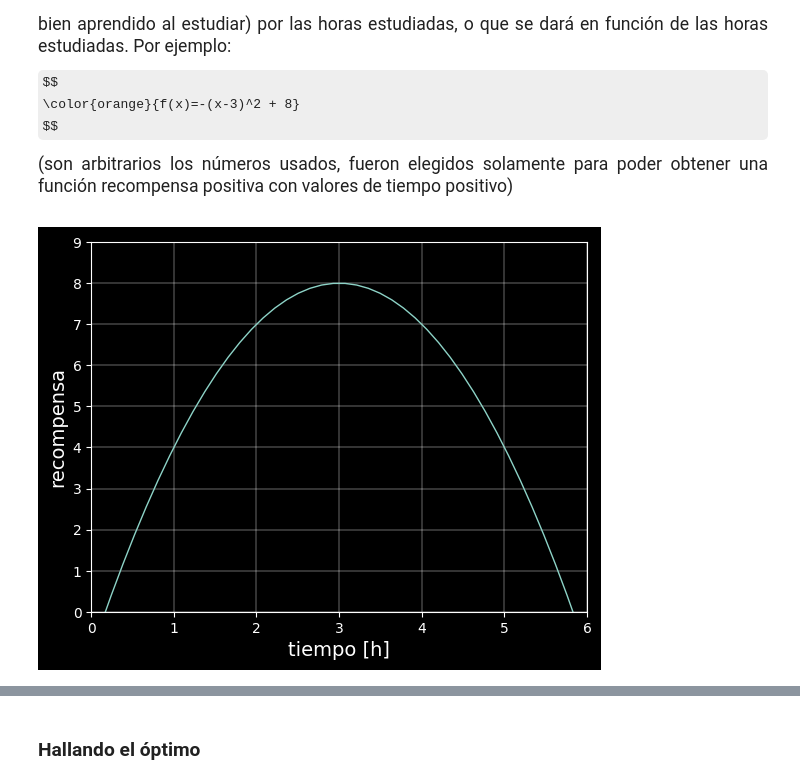
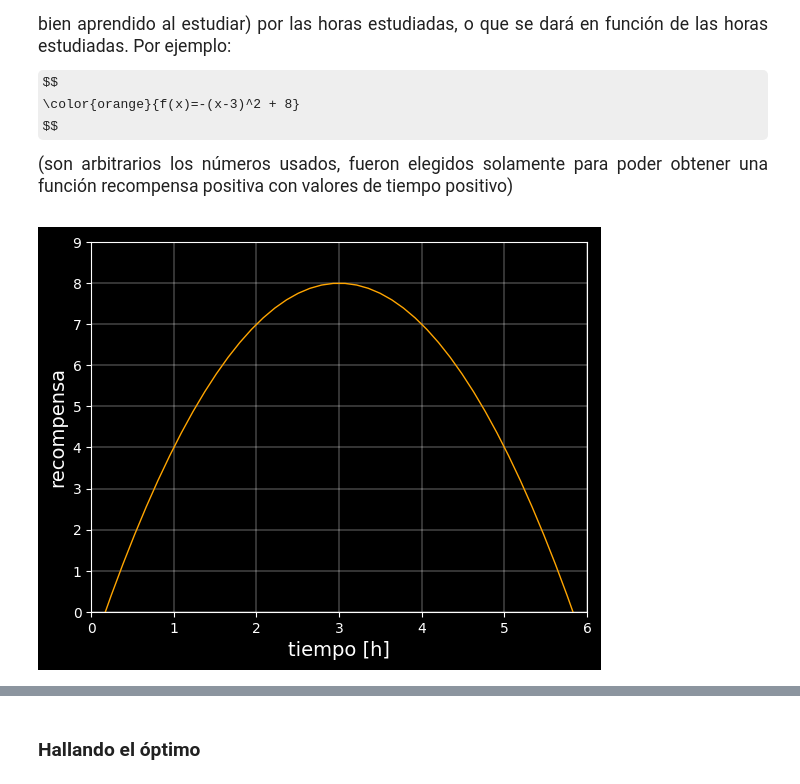
Before and after one commit to SunFanton/python-courses, a Jupyter notebook: maths-for-ai/5_Optimizacion/Optimizacion.ipynb, the cells around one changed output, grey strips where cells are left out. Cells and saved outputs as stored; diff of their text form; code cells hidden in the pictures; some formulas as TeX source.

```diff
--- a/maths-for-ai/5_Optimizacion/Optimizacion.ipynb
+++ b/maths-for-ai/5_Optimizacion/Optimizacion.ipynb
@@ -76,15 +76,15 @@ def reward(x):
 y_r = reward(x_r)
 # %%
 # fig = plt.figure(figsize=(12,5))
-plt.plot(x_r,y_r,linewidth=1)
+plt.plot(x_r,y_r,linewidth=1, color="orange")
 plt.grid(linewidth=0.3)
 plt.xlabel("tiempo [h]", fontsize=14)
 plt.ylabel("recompensa", fontsize=14)
 plt.xlim(0, 6)
 plt.ylim(0, 9)
 plt.show()
 # %% [output]
-[figure, old version]
+[figure, new version]
 # %% [markdown]
 <div style="text-align: justify; font-size: 1.1rem;">
 
```
Also changed, not shown: parts of 26 cells of this notebook.
